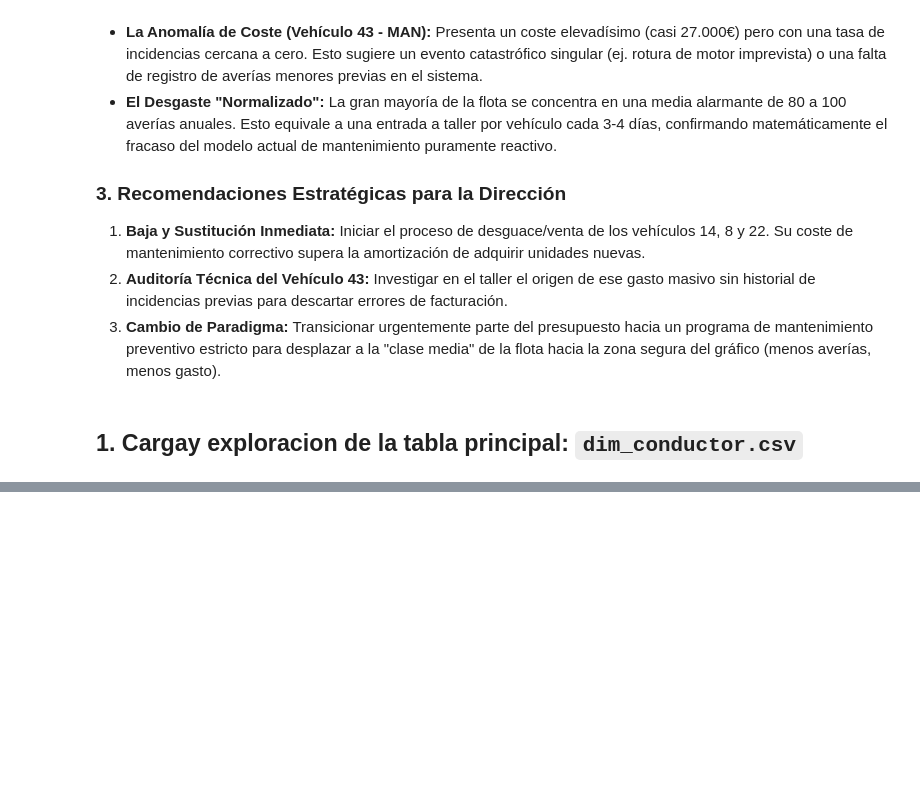
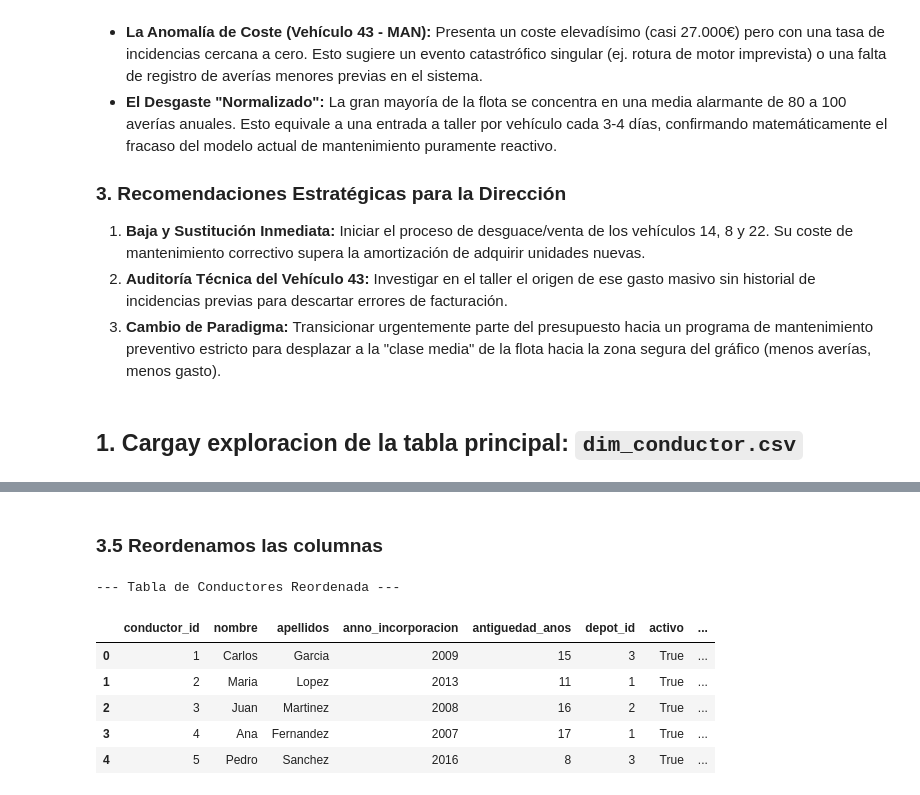
Before and after one commit to databaandsc/MetroBus_Analytics, a Jupyter notebook: 01_eda.ipynb, the cells around one changed output, grey strips where cells are left out. Drawn from its saved outputs; the diff is of its cells as text; code cells hidden in the pictures; blank space fills up the shorter version.

```diff
--- a/01_eda.ipynb
+++ b/01_eda.ipynb
@@ -1418,0 +1668,36 @@ display(df_conductor.sample(5))
+# %% [markdown]
+### 3.5 Reordenamos las columnas
+# %%
+# --- REORDENACIÓN DE COLUMNAS ---
+# 1. Definimos una lista con el orden lógico
+nuevo_orden = [
+    'conductor_id',
+    'nombre',
+    'apellidos',
+    'anno_incorporacion',
+    'antiguedad_anos',
+    'depot_id',
+    'activo',
+    'ausencias_2024',
+    'turno',
+    'horario',
+    'formacion_nivel',
+    'formacion_especialidad',
+    'licencia_base',
+    'licencia_extra'
+]
+
+# 2. Sobrescribimos el DataFrame aplicándole esta nueva plantilla visual
+df_conductor = df_conductor[nuevo_orden]
+
+# 3. Comprobamos
+print("--- Tabla de Conductores Reordenada ---")
+display(df_conductor.head())
+# %% [output]
+--- Tabla de Conductores Reordenada ---
+|  | conductor_id | nombre | apellidos | anno_incorporacion | antiguedad_anos | depot_id | activo | ... |
+| 0 | 1 | Carlos | Garcia | 2009 | 15 | 3 | True | ... |
+| 1 | 2 | Maria | Lopez | 2013 | 11 | 1 | True | ... |
+| 2 | 3 | Juan | Martinez | 2008 | 16 | 2 | True | ... |
+| 3 | 4 | Ana | Fernandez | 2007 | 17 | 1 | True | ... |
+| 4 | 5 | Pedro | Sanchez | 2016 | 8 | 3 | True | ... |
```
Also changed, not shown: parts of 33 cells of this notebook.
